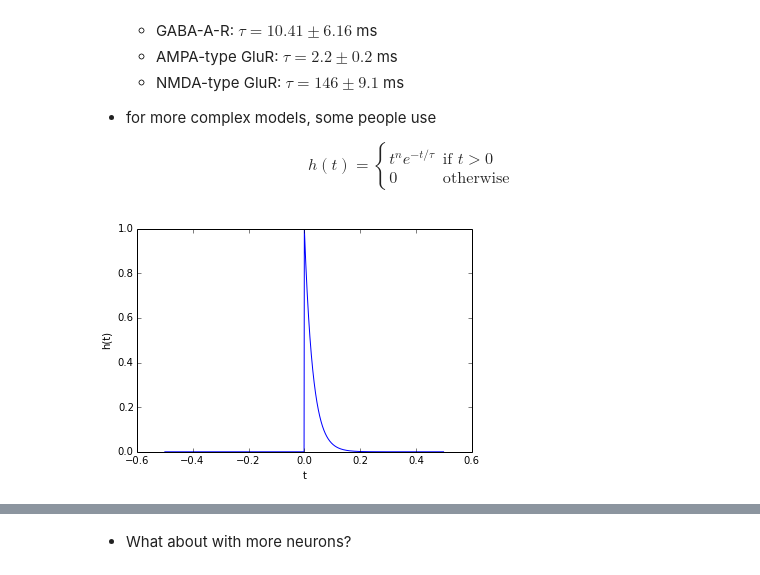
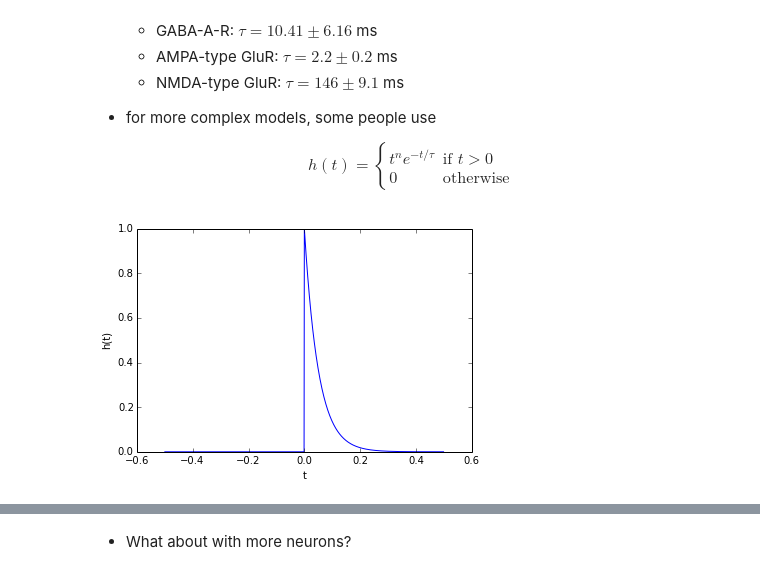
Before and after one commit to tcstewar/syde556, a Jupyter notebook: SYDE 556 Lecture 3 Temporal Representation.ipynb, the cells around one changed output, grey strips where cells are left out. Saved outputs shown, nothing was run; the diff lists cells and outputs as text; code cells hidden in the pictures.

```diff
--- a/SYDE 556 Lecture 3 Temporal Representation.ipynb
+++ b/SYDE 556 Lecture 3 Temporal Representation.ipynb
@@ -971,20 +972,20 @@ $$
 # %%
 import syde556
 import numpy
 
 dt = 0.001
-tau = 0.03
+tau = 0.05
 t_h = numpy.arange(1000)*dt-0.5
 h = numpy.exp(-t_h/tau)
 h[numpy.where(t_h<0)]=0
 
 figure()
 plot(t_h, h)
 xlabel('t')
 ylabel('h(t)')
 show()
 # %% [output]
-[figure, old version]
+[figure, new version]
 # %%
 t = numpy.arange(1000)*dt
 x, X = syde556.generate_signal(1.0, dt, rms=0.3, limit=10, seed=3)
```
Also changed, not shown: parts of 6 cells of this notebook, 2 other files.
